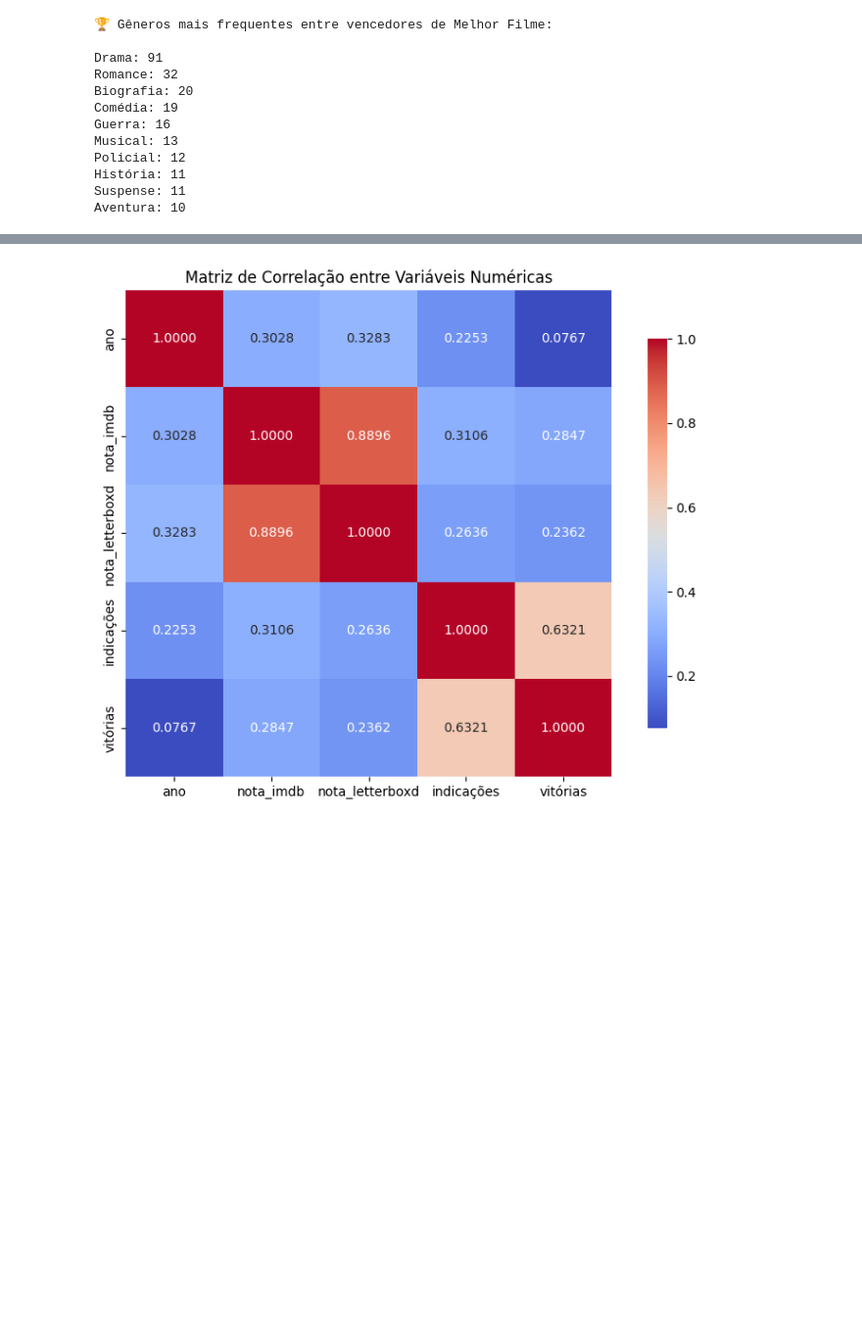
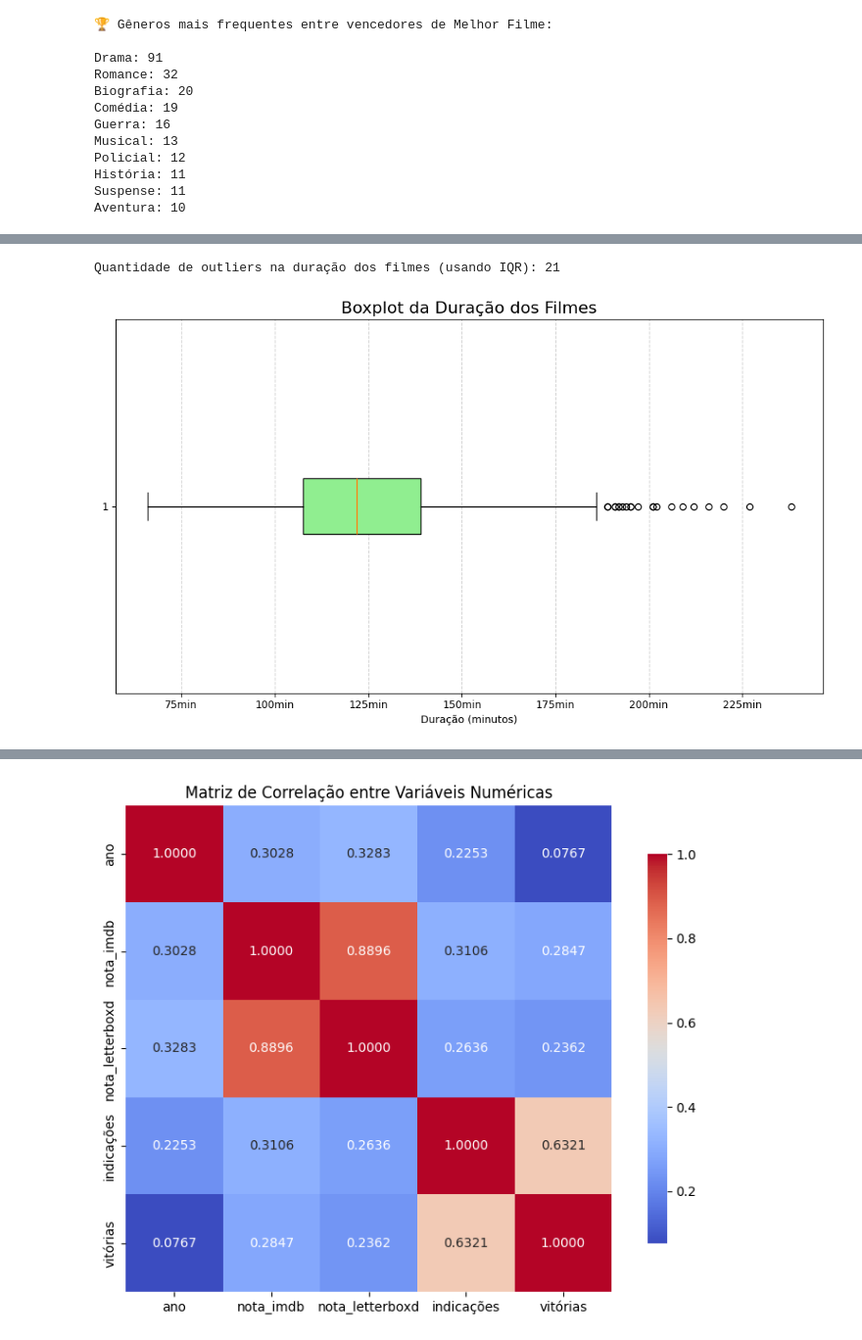
Before and after one commit to nicolascaseiro/Oscar-Melhor-Filme, a Jupyter notebook: Oscar_Melhor_Filme.ipynb, the cells around one changed output, grey strips where cells are left out. Shown at 98% size. Saved outputs shown, nothing was run; the diff lists cells and outputs as text; code cells hidden in the pictures; blank space fills up the shorter version.

```diff
--- a/Oscar_Melhor_Filme.ipynb
+++ b/Oscar_Melhor_Filme.ipynb
@@ -12,6 +12,8 @@ df.head()
 | 3 | 4 | Conclave | 2024 | Edward Berger | 2h | 7.4 | 3.9 | Drama, Suspense | Peter Straughan, Robert Harrisr | ... |
 | 4 | 5 | Dune: Part Two | 2024 | Denis Villeneuve | 2h 46min | 8.5 | 4.4 | Aventura, Ação, Drama, Ficção cie... | Denis Villeneuve, Jon Spaihts, Fr... | ... |
 # %%
+df = df.drop_duplicates(subset='#', keep='first').copy()
+
 linhas, colunas = df.shape[0], df.shape[1]
 
 print(f'Linhas: {linhas}')
@@ -324,0 +336,66 @@ contar_participacoes(df, 'direção', 'diretores')
+# %%
+import pandas as pd
+import numpy as np
+import re
+
+def converter_duracao_para_minutos(duracao_str):
+    try:
+        horas = re.search(r'(\d+)h', duracao_str)
+        minutos = re.search(r'(\d+)min', duracao_str)
+
+        total_minutos = 0
+        if horas:
+            total_minutos += int(horas.group(1)) * 60
+        if minutos:
+            total_minutos += int(minutos.group(1))
+        return total_minutos
+    except:
+        return None
+
+df_temp_duration = df.copy()
+df_temp_duration['duração_minutos'] = df_temp_duration['duração'].apply(converter_duracao_para_minutos)
+
+df_outliers = df_temp_duration.dropna(subset=['duração_minutos']).drop_duplicates(subset=['título', 'ano']).copy()
+
+Q1 = df_outliers['duração_minutos'].quantile(0.25)
+Q3 = df_outliers['duração_minutos'].quantile(0.75)
+IQR = Q3 - Q1
+
+limite_inferior = Q1 - 1.5 * IQR
+limite_superior = Q3 + 1.5 * IQR
+
+outliers = df_outliers[(df_outliers['duração_minutos'] < limite_inferior) | (df_outliers['duração_minutos'] > limite_superior)]
+
+print(f"Quantidade de outliers na duração dos filmes (usando IQR): {len(outliers)}")
+# %% [output]
+Quantidade de outliers na duração dos filmes (usando IQR): 21
+# %%
+import matplotlib.pyplot as plt
+import seaborn as sns
+import matplotlib.ticker as ticker
+
+def formatar_tempo(x, pos):
+    minutos = int(x)
+    return f'{minutos}min'
+
+df_temp_duration = df.copy()
+df_temp_duration['duração_minutos'] = df_temp_duration['duração'].apply(converter_duracao_para_minutos)
+
+df_plot_boxplot = df_temp_duration.dropna(subset=['duração_minutos']).drop_duplicates(subset=['título', 'ano']).copy()
+
+plt.figure(figsize=(10, 6))
+plt.boxplot(df_plot_boxplot['duração_minutos'], vert=False, patch_artist=True, boxprops=dict(facecolor='lightgreen'))
+
+
+plt.title('Boxplot da Duração dos Filmes', fontsize=16)
+plt.xlabel('Duração (minutos)')
+plt.ylabel('')
+
+ax = plt.gca()
+ax.xaxis.set_major_formatter(ticker.FuncFormatter(formatar_tempo))
+
+plt.grid(True, axis='x', linestyle='--', alpha=0.6)
+plt.tight_layout()
+plt.show()
+# %% [output]
+[figure, added]
```
Also changed, not shown: parts of 18 cells of this notebook.
